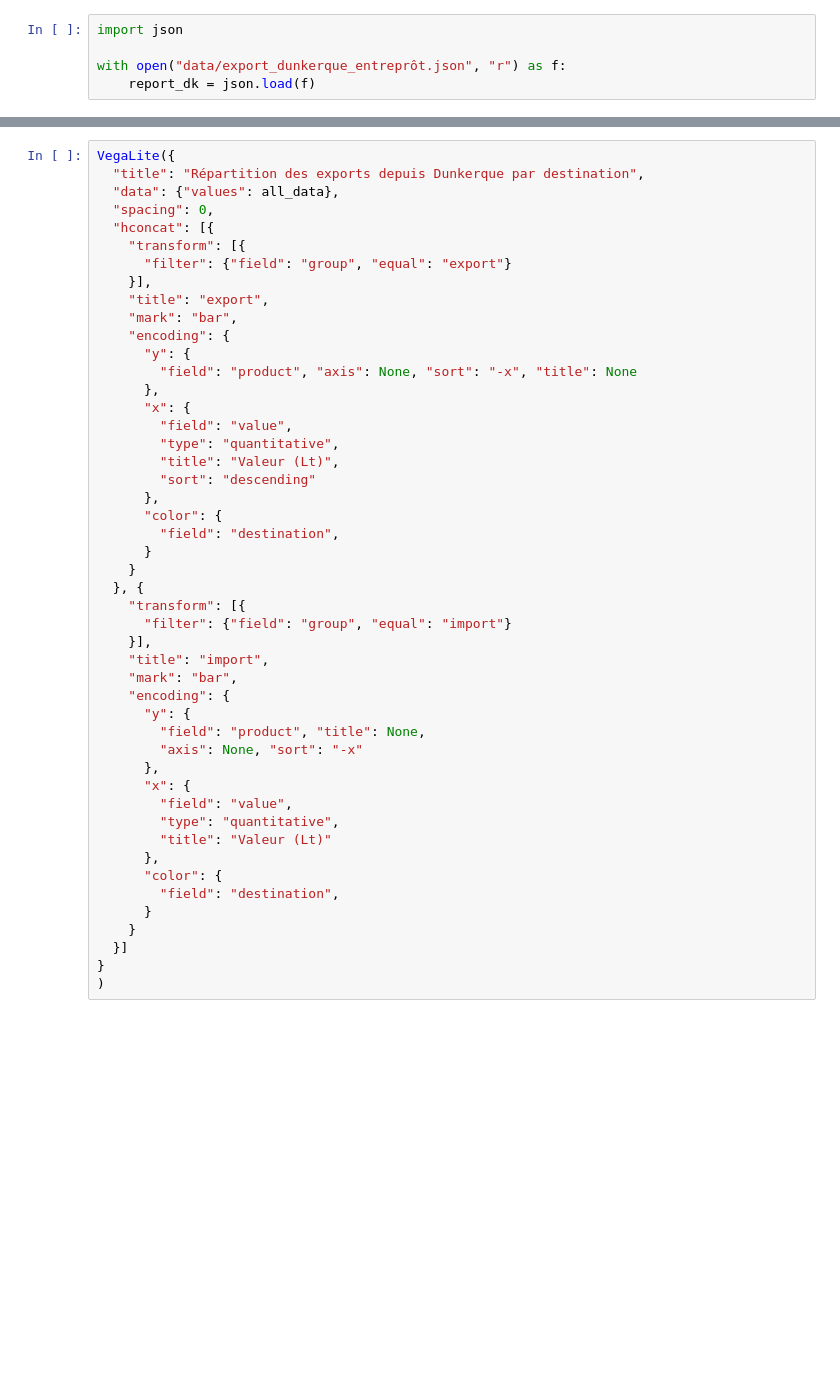
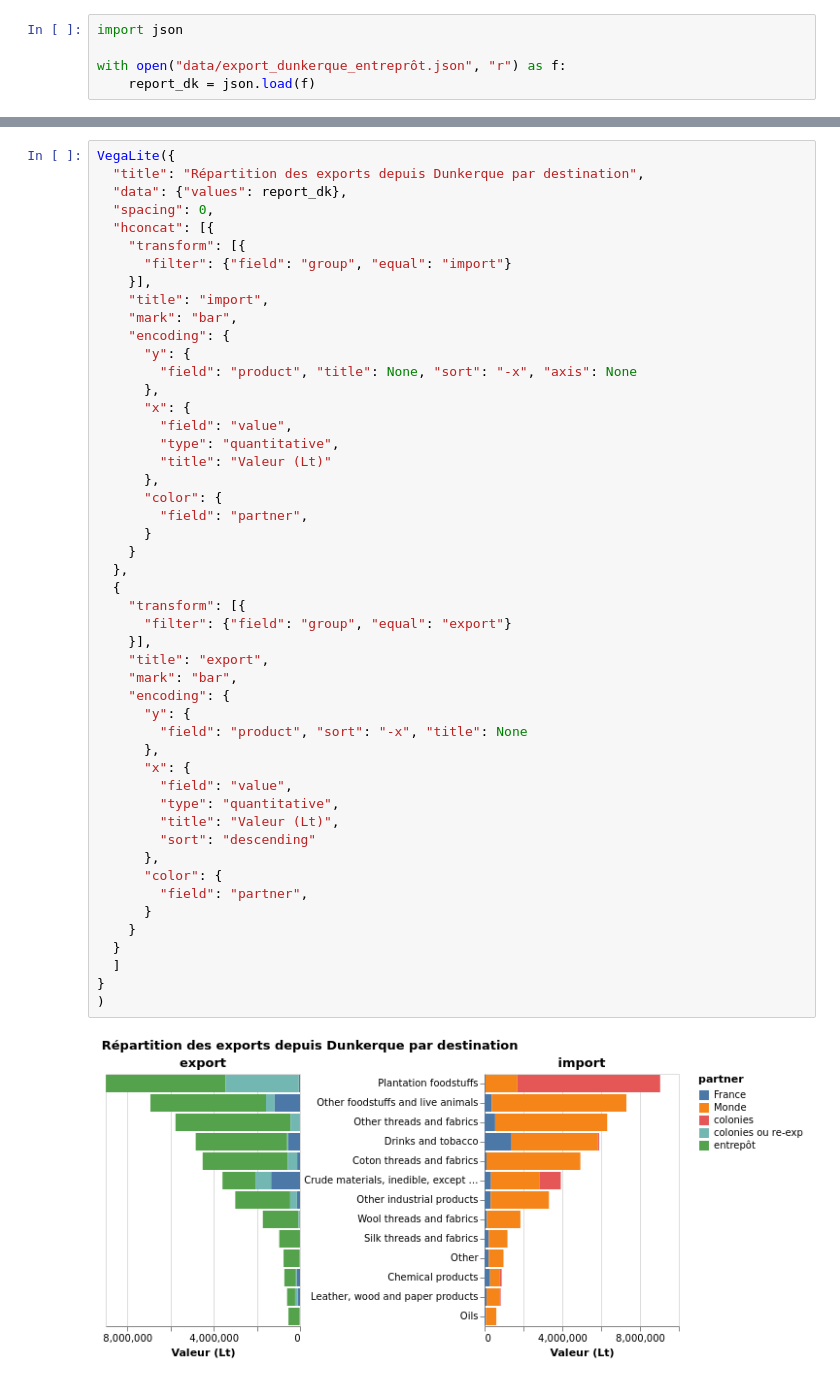
Before and after one commit to medialab/portic-datasprint-2022, a Jupyter notebook: productions/module_08/vegalite.ipynb, the cells around one changed output, grey strips where cells are left out. Cells and saved outputs as stored; diff of their text form; blank space fills up the shorter version.

```diff
--- a/productions/module_08/vegalite.ipynb
+++ b/productions/module_08/vegalite.ipynb
@@ -49,48 +60,51 @@ VegaLite({
 # %%
 VegaLite({
   "title": "Répartition des exports depuis Dunkerque par destination",
-  "data": {"values": all_data},
+  "data": {"values": report_dk},
   "spacing": 0,
   "hconcat": [{
+    "transform": [{
+      "filter": {"field": "group", "equal": "import"}
+    }],
+    "title": "import",
+    "mark": "bar",
+    "encoding": {
+      "y": {
+        "field": "product", "title": None, "sort": "-x", "axis": None
+      },
+      "x": {
+        "field": "value",
+        "type": "quantitative",
+        "title": "Valeur (Lt)"
+      },
+      "color": {
+        "field": "partner",
+      }
+    }
+  },
+  {
     "transform": [{
       "filter": {"field": "group", "equal": "export"}
     }],
     "title": "export",
     "mark": "bar",
     "encoding": {
       "y": {
-        "field": "product", "axis": None, "sort": "-x", "title": None
+        "field": "product", "sort": "-x", "title": None
       },
       "x": {
         "field": "value",
         "type": "quantitative",
         "title": "Valeur (Lt)",
         "sort": "descending"
       },
       "color": {
-        "field": "destination",
+        "field": "partner",
       }
     }
-  }, {
-    "transform": [{
-      "filter": {"field": "group", "equal": "import"}
-    }],
-    "title": "import",
-    "mark": "bar",
-    "encoding": {
-      "y": {
-        "field": "product", "title": None,
-        "axis": None, "sort": "-x"
-      },
-      "x": {
-        "field": "value",
-        "type": "quantitative",
-        "title": "Valeur (Lt)"
-      },
-      "color": {
-        "field": "destination",
-      }
-    }
-  }]
+  }
+  ]
 }
 )
+# %% [output]
+[figure, added]
```
Also changed, not shown: parts of 2 cells of this notebook.
